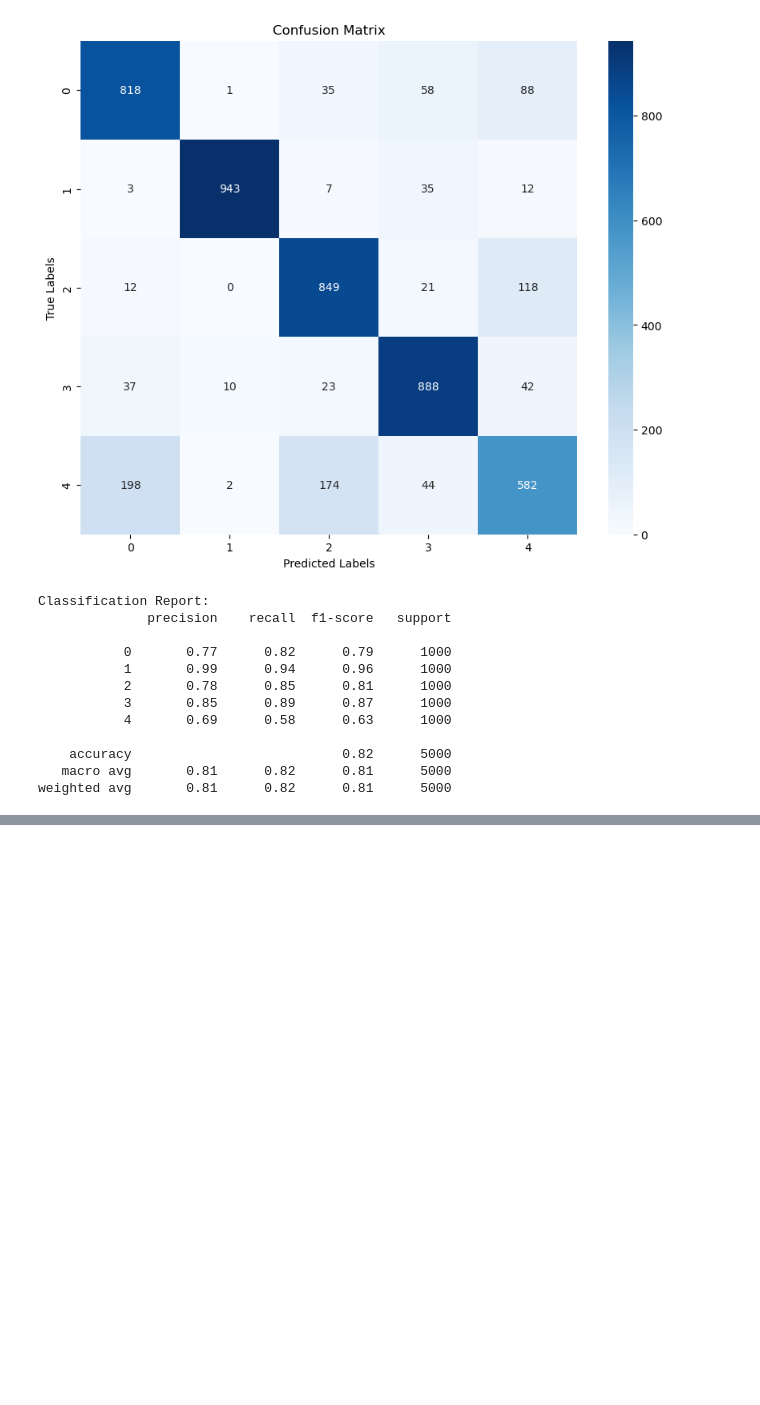
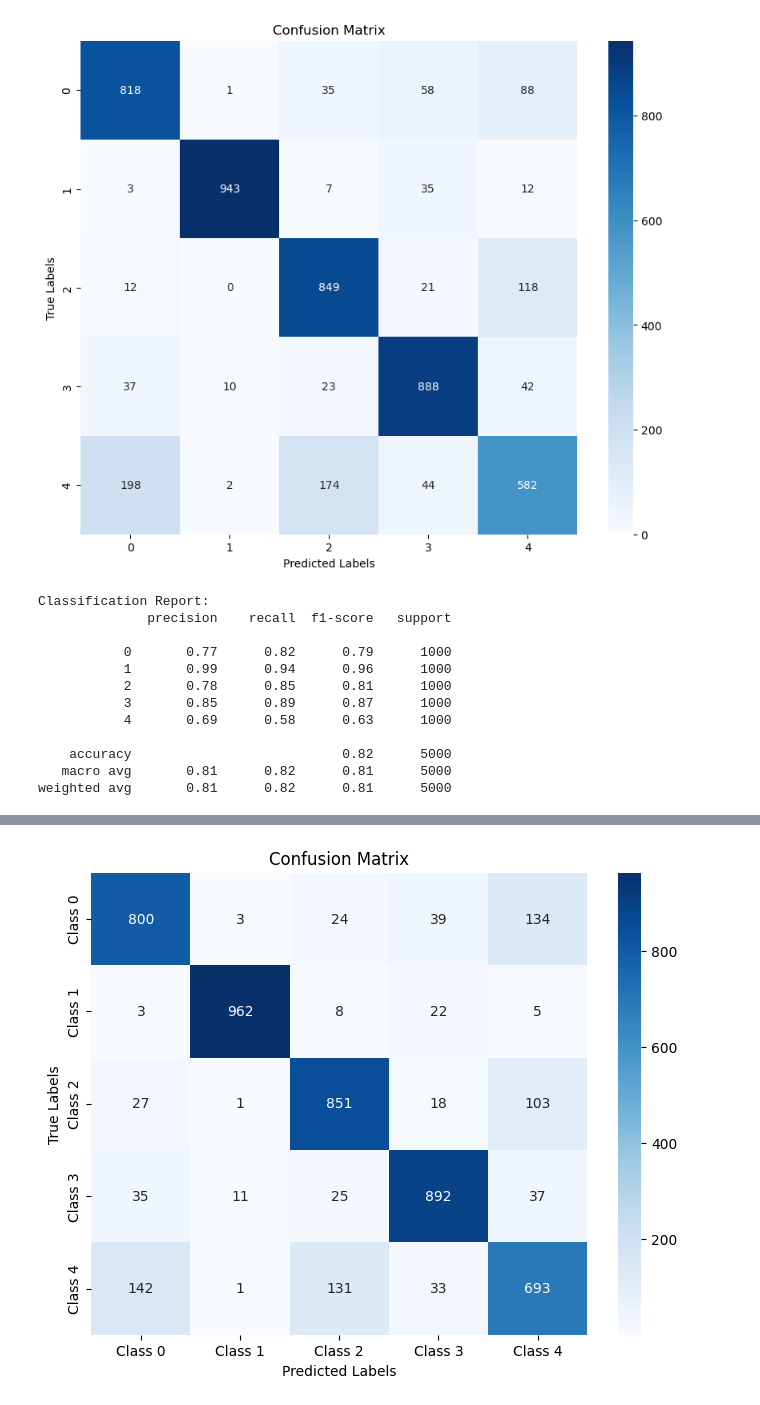
Before and after one commit to versroot/MLproject2024, a Jupyter notebook: 4_Neural_netwrok.ipynb, the cells around one changed output, grey strips where cells are left out. Cells and saved outputs as stored; diff of their text form; code cells hidden in the pictures; blank space fills up the shorter version.

```diff
--- a/4_Neural_netwrok.ipynb
+++ b/4_Neural_netwrok.ipynb
@@ -351,0 +356,32 @@ def fit2(self, X, y):
+# %%
+import numpy as np
+import pandas as pd
+import matplotlib.pyplot as plt
+from sklearn import preprocessing, decomposition
+import seaborn as sns
+train_data = np.load('fashion_train.npy')
+test_data = np.load('fashion_test.npy')
+
+X_train = train_data[:, :-1]
+y_train = train_data[:, -1]
+
+X_test = test_data[:, :-1]
+y_test = test_data[:, -1]
+
+
+mean = np.mean(X_train, axis=0)
+std = np.std(X_train, axis=0)
+
+X_train = (X_train - mean) / std
+X_test = (X_test - mean) / std
+
+
+n_components = 110
+pca = decomposition.PCA(n_components=n_components)
+X_train_pca = pca.fit_transform(X_train)
+X_test_pca = pca.transform(X_test)
+
+print(f"X_train_pca shape: {X_train_pca.shape}, y_train shape: {y_train.shape}")
+print(f"X_test_pca shape: {X_test_pca.shape}, y_test shape: {y_test.shape}")
+print(f"X_train shape: {X_train.shape}, y_train shape: {y_train.shape}")
+print(f"X_test shape: {X_test.shape}, y_test shape: {y_test.shape}")
@@ -351,0 +446,15 @@ def fit2(self, X, y):
+# %%
+from sklearn.metrics import confusion_matrix
+import seaborn as sns
+import matplotlib.pyplot as plt
+
+cm = confusion_matrix(y_test, y_pred_classes)
+
+plt.figure(figsize=(8, 6))
+sns.heatmap(cm, annot=True, fmt='d', cmap='Blues', xticklabels=[f'Class {i}' for i in range(5)], yticklabels=[f'Class {i}' for i in range(5)])
+plt.title('Confusion Matrix')
+plt.xlabel('Predicted Labels')
+plt.ylabel('True Labels')
+plt.show()
+# %% [output]
+[figure, added]
```
Also changed, not shown: parts of 4 cells of this notebook.
